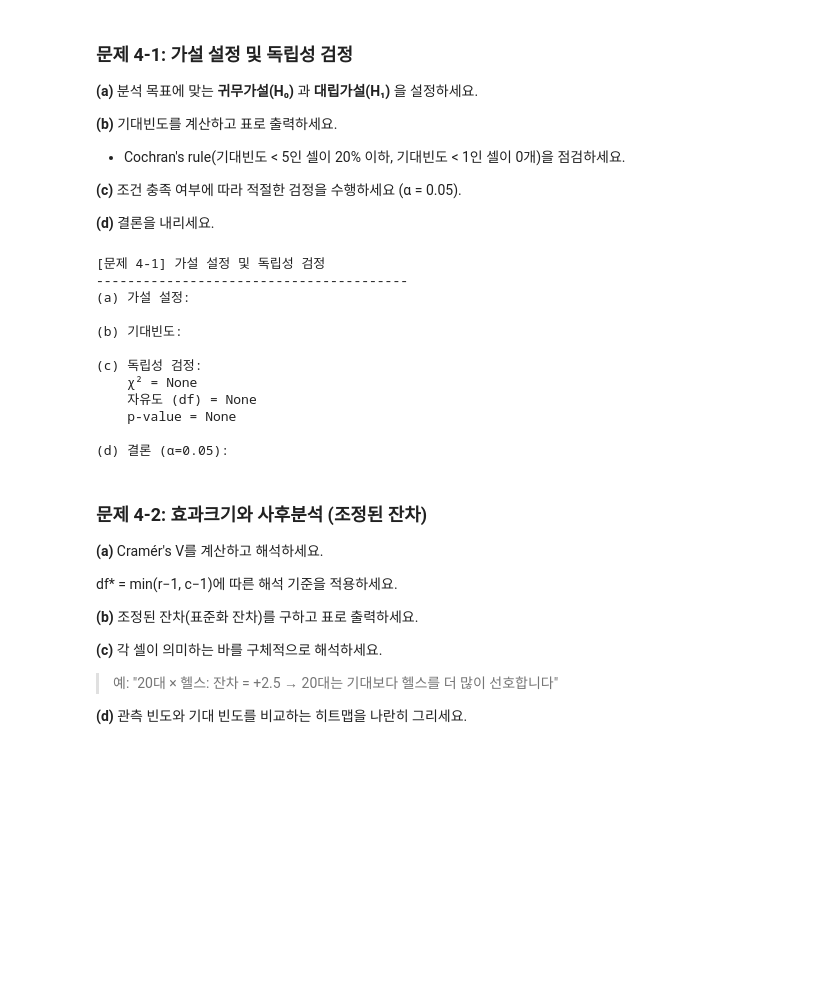
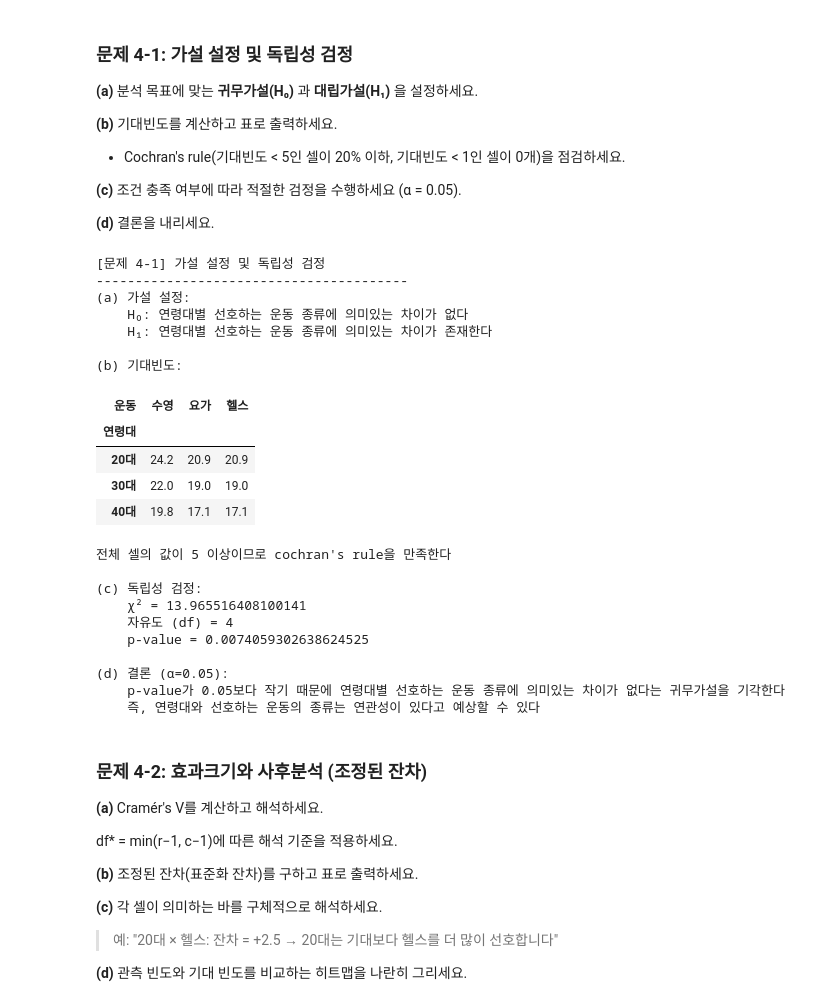
Before and after one commit to rladbstj56/2025_main_bootcamp, a Jupyter notebook: statistics/assignment_muah_tutor/practice_04_assignment_mine.ipynb, the cells around one changed output. Saved outputs shown, nothing was run; the diff lists cells and outputs as text; code cells hidden in the pictures; blank space fills up the shorter version.

```diff
--- a/statistics/assignment_muah_tutor/practice_04_assignment_mine.ipynb
+++ b/statistics/assignment_muah_tutor/practice_04_assignment_mine.ipynb
@@ -962,47 +980,61 @@ display(ct_exercise)
 # %%
 print("\n[문제 4-1] 가설 설정 및 독립성 검정")
 print("-" * 40)
 
 ct_raw_ex = pd.crosstab(df_survey['연령대'], df_survey['운동'])
 
 # TODO (a): 가설 설정
 print("(a) 가설 설정:")
-# print(f"    H₀: ...")
-# print(f"    H₁: ...")
+print(f"    H₀: 연령대별 선호하는 운동 종류에 의미있는 차이가 없다")
+print(f"    H₁: 연령대별 선호하는 운동 종류에 의미있는 차이가 존재한다")
 
 # TODO (b): 기대빈도 + Cochran's rule
-chi2_ex = None
-p_ex = None
-dof_ex = None
-expected_ex = None
+chi2_ex = stats.chi2_contingency(ct_raw_ex)[0]
+p_ex = stats.chi2_contingency(ct_raw_ex)[1]
+dof_ex = stats.chi2_contingency(ct_raw_ex)[2]
+expected_ex = stats.chi2_contingency(ct_raw_ex)[3]
+
+expected_df = pd.DataFrame(expected_ex, index=ct_raw_ex.index, columns=ct_raw_ex.columns)
 
 print(f"\n(b) 기대빈도:")
+display(expected_df.round(1))
 
-# Cochran's rule 점검
-
+# Cochran's rule 점검 (1) E<5인 셀이 20% 이하 AND (2) E<1인 셀이 0개
+print(f"전체 셀의 값이 5 이상이므로 cochran's rule을 만족한다")
 
 # TODO (c): 검정 수행
 print(f"\n(c) 독립성 검정:")
-print(f"    χ² = {chi2_ex}")
-print(f"    자유도 (df) = {dof_ex}")
-print(f"    p-value = {p_ex}")
+print(f"    χ² = {chi2_ex}") # χ² = 13.965516408100141
+print(f"    자유도 (df) = {dof_ex}") # 자유도 (df) = 4
+print(f"    p-value = {p_ex}") # p-value = 0.0074059302638624525
 
 # TODO (d): 결론
 print(f"\n(d) 결론 (α=0.05):")
-# print(f"    ...")
+print(f"    p-value가 0.05보다 작기 때문에 연령대별 선호하는 운동 종류에 의미있는 차이가 없다는 귀무가설을 기각한다")
+print(f"    즉, 연령대와 선호하는 운동의 종류는 연관성이 있다고 예상할 수 있다")
 # %% [output]
 [문제 4-1] 가설 설정 및 독립성 검정
 ----------------------------------------
 (a) 가설 설정:
+    H₀: 연령대별 선호하는 운동 종류에 의미있는 차이가 없다
+    H₁: 연령대별 선호하는 운동 종류에 의미있는 차이가 존재한다
 
 (b) 기대빈도:
-
-(c) 독립성 검정:
-    χ² = None
-    자유도 (df) = None
-    p-value = None
-
-(d) 결론 (α=0.05):
+| 운동 | 수영 | 요가 | 헬스 |
+| 연령대 |  |  |  |
+| 20대 | 24.2 | 20.9 | 20.9 |
+| 30대 | 22.0 | 19.0 | 19.0 |
+| 40대 | 19.8 | 17.1 | 17.1 |
+전체 셀의 값이 5 이상이므로 cochran's rule을 만족한다
+
+(c) 독립성 검정:
+    χ² = 13.965516408100141
+    자유도 (df) = 4
+    p-value = 0.0074059302638624525
+
+(d) 결론 (α=0.05):
+    p-value가 0.05보다 작기 때문에 연령대별 선호하는 운동 종류에 의미있는 차이가 없다는 귀무가설을 기각한다
+    즉, 연령대와 선호하는 운동의 종류는 연관성이 있다고 예상할 수 있다
 # %% [markdown]
 ### 문제 4-2: 효과크기와 사후분석 (조정된 잔차)
 
```
Also changed, not shown: parts of 13 cells of this notebook, 19 other files.
